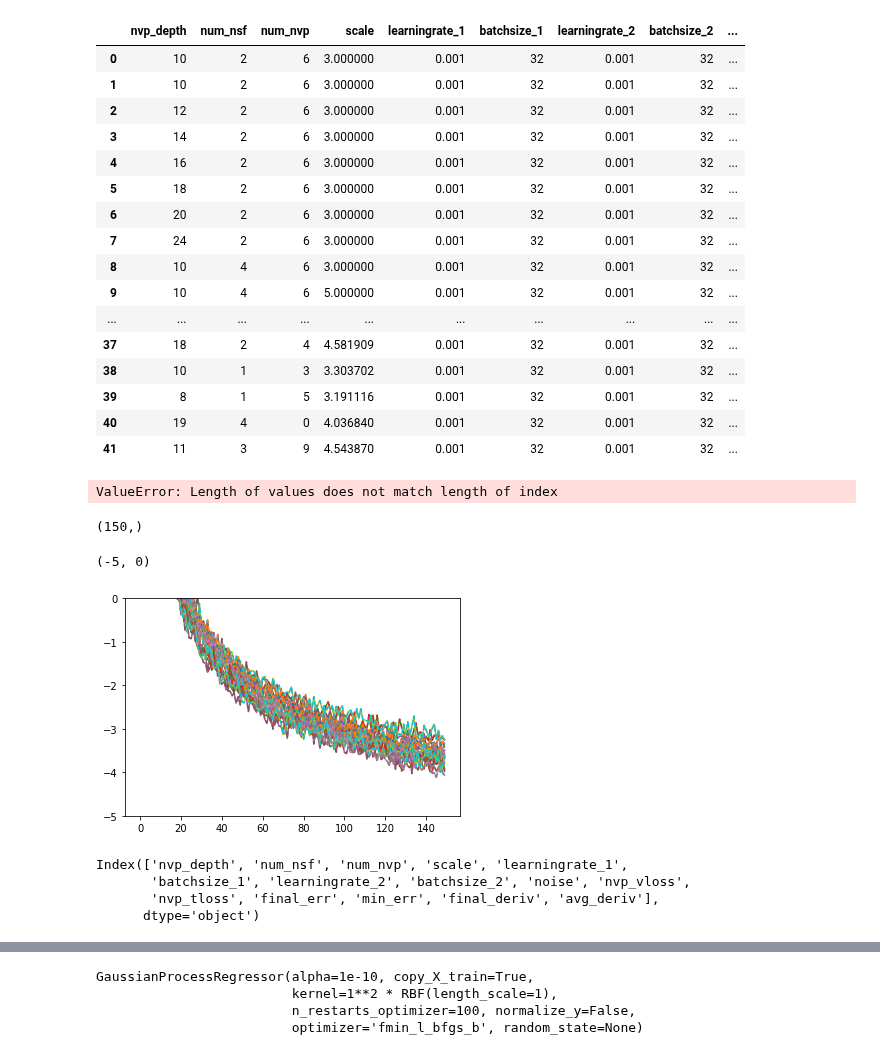
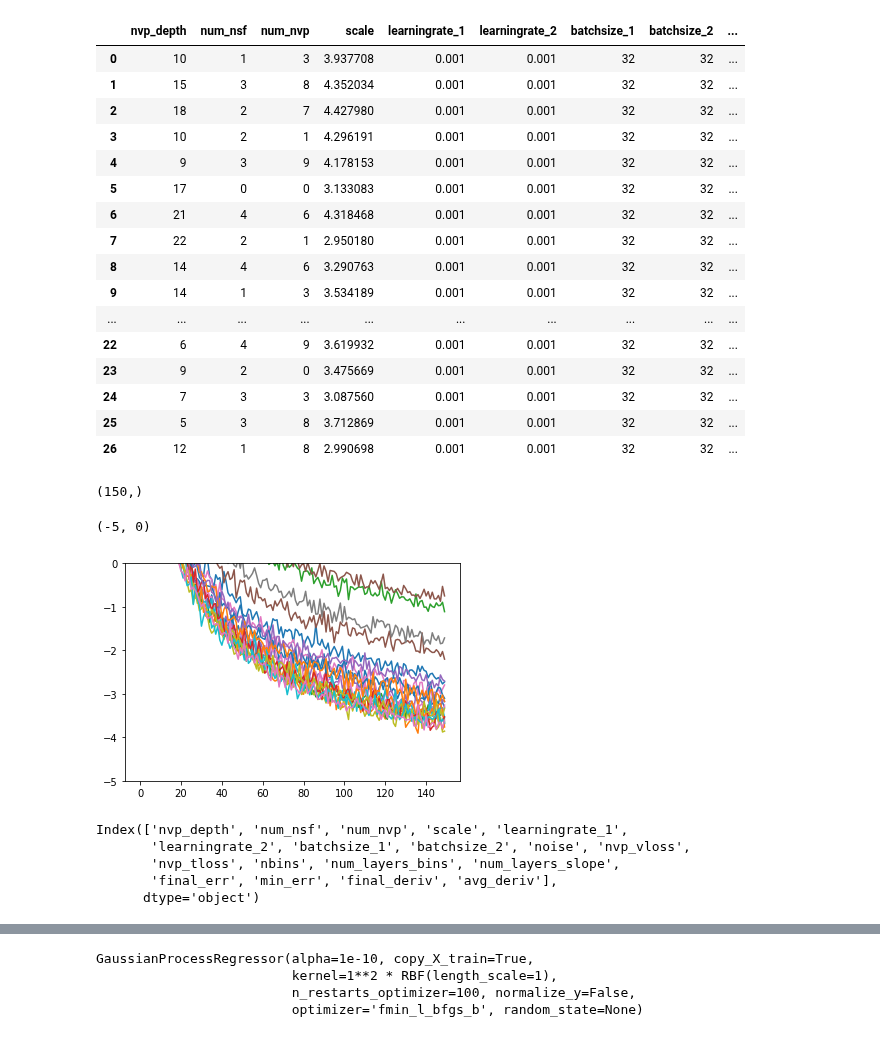
Before and after one commit to VMBoehm/PAE, a Jupyter notebook: notebooks/param_space_sampling.ipynb, the cells around one changed output, grey strips where cells are left out. Cells and saved outputs as stored; diff of their text form; code cells hidden in the pictures.

```diff
--- a/notebooks/param_space_sampling.ipynb
+++ b/notebooks/param_space_sampling.ipynb
@@ -10,37 +10,35 @@ import pandas as pd
 PROJECT_PATH = "../"
 PARAMS_PATH  = os.path.join(PROJECT_PATH,'params')
 # %%
-params = pickle.load(open(os.path.join(PARAMS_PATH,'parameter_search.pkl'),'rb'))
+params = pickle.load(open(os.path.join(PARAMS_PATH,'parameter_search_2.pkl'),'rb'))
 # %%
 df_sample = pd.DataFrame.from_dict(params)
 # %%
 
 df_sample
 # %% [output]
-|  | nvp_depth | num_nsf | num_nvp | scale | learningrate_1 | batchsize_1 | learningrate_2 | batchsize_2 | ... |
-| 0 | 10 | 2 | 6 | 3.000000 | 0.001 | 32 | 0.001 | 32 | ... |
-| 1 | 10 | 2 | 6 | 3.000000 | 0.001 | 32 | 0.001 | 32 | ... |
-| 2 | 12 | 2 | 6 | 3.000000 | 0.001 | 32 | 0.001 | 32 | ... |
-| 3 | 14 | 2 | 6 | 3.000000 | 0.001 | 32 | 0.001 | 32 | ... |
-| 4 | 16 | 2 | 6 | 3.000000 | 0.001 | 32 | 0.001 | 32 | ... |
-| 5 | 18 | 2 | 6 | 3.000000 | 0.001 | 32 | 0.001 | 32 | ... |
-| 6 | 20 | 2 | 6 | 3.000000 | 0.001 | 32 | 0.001 | 32 | ... |
-| 7 | 24 | 2 | 6 | 3.000000 | 0.001 | 32 | 0.001 | 32 | ... |
-| 8 | 10 | 4 | 6 | 3.000000 | 0.001 | 32 | 0.001 | 32 | ... |
-| 9 | 10 | 4 | 6 | 5.000000 | 0.001 | 32 | 0.001 | 32 | ... |
+|  | nvp_depth | num_nsf | num_nvp | scale | learningrate_1 | learningrate_2 | batchsize_1 | batchsize_2 | ... |
+| 0 | 10 | 1 | 3 | 3.937708 | 0.001 | 0.001 | 32 | 32 | ... |
+| 1 | 15 | 3 | 8 | 4.352034 | 0.001 | 0.001 | 32 | 32 | ... |
+| 2 | 18 | 2 | 7 | 4.427980 | 0.001 | 0.001 | 32 | 32 | ... |
+| 3 | 10 | 2 | 1 | 4.296191 | 0.001 | 0.001 | 32 | 32 | ... |
+| 4 | 9 | 3 | 9 | 4.178153 | 0.001 | 0.001 | 32 | 32 | ... |
+| 5 | 17 | 0 | 0 | 3.133083 | 0.001 | 0.001 | 32 | 32 | ... |
+| 6 | 21 | 4 | 6 | 4.318468 | 0.001 | 0.001 | 32 | 32 | ... |
+| 7 | 22 | 2 | 1 | 2.950180 | 0.001 | 0.001 | 32 | 32 | ... |
+| 8 | 14 | 4 | 6 | 3.290763 | 0.001 | 0.001 | 32 | 32 | ... |
+| 9 | 14 | 1 | 3 | 3.534189 | 0.001 | 0.001 | 32 | 32 | ... |
 | ... | ... | ... | ... | ... | ... | ... | ... | ... | ... |
-| 37 | 18 | 2 | 4 | 4.581909 | 0.001 | 32 | 0.001 | 32 | ... |
-| 38 | 10 | 1 | 3 | 3.303702 | 0.001 | 32 | 0.001 | 32 | ... |
-| 39 | 8 | 1 | 5 | 3.191116 | 0.001 | 32 | 0.001 | 32 | ... |
-| 40 | 19 | 4 | 0 | 4.036840 | 0.001 | 32 | 0.001 | 32 | ... |
-| 41 | 11 | 3 | 9 | 4.543870 | 0.001 | 32 | 0.001 | 32 | ... |
+| 22 | 6 | 4 | 9 | 3.619932 | 0.001 | 0.001 | 32 | 32 | ... |
+| 23 | 9 | 2 | 0 | 3.475669 | 0.001 | 0.001 | 32 | 32 | ... |
+| 24 | 7 | 3 | 3 | 3.087560 | 0.001 | 0.001 | 32 | 32 | ... |
+| 25 | 5 | 3 | 8 | 3.712869 | 0.001 | 0.001 | 32 | 32 | ... |
+| 26 | 12 | 1 | 8 | 2.990698 | 0.001 | 0.001 | 32 | 32 | ... |
 # %%
-df_sample['final_err'] = np.zeros(20)
-df_sample['min_err'] = np.zeros(20)
-df_sample['final_deriv'] = np.zeros(20)
-df_sample['avg_deriv'] = np.zeros(20)
+df_sample['final_err'] = np.zeros(27)
+df_sample['min_err'] = np.zeros(27)
+df_sample['final_deriv'] = np.zeros(27)
+df_sample['avg_deriv'] = np.zeros(27)
-# %% [output]
-ValueError: Length of values does not match length of index
 # %%
 df = df_sample
 # %%
@@ -49,24 +47,24 @@ df['nvp_vloss'][19].shape
 (150,)
 # %%
 # use minimum between minimum and curent value+mean(deriv)*delta_step (delta_step=50000)?
-for ii in range(20):
+for ii in range(27):
     num    = len(df['nvp_vloss'][ii])
     #print(num)
     splrep = interp.splrep(np.arange(num), df['nvp_vloss'][ii])
     plt.plot(np.arange(num),interp.splev(np.arange(num),splrep))
-    plt.plot(np.arange(num),df['nvp_vloss'][ii],ls='--', marker='',label='%d'%ii)
+    #plt.plot(np.arange(num),df['nvp_vloss'][ii],ls='--', marker='',label='%d'%ii)
     deriv   = interp.splev(np.arange(num),splrep,der=1)
     minimum = min(interp.splev(np.arange(num),splrep))
     df_sample.at[ii,'final_err']   = interp.splev(np.arange(num),splrep)[num-1]
     df_sample.at[ii,'min_err']     = minimum
     df_sample.at[ii,'final_deriv'] = deriv[num-1]
     df_sample.at[ii,'avg_deriv']   = np.mean(deriv[num-20:num-1])
     #plt.axvline(num-10000)
 #plt.legend(loc='upper right')
 plt.ylim(-5,0)
 # %% [output]
 (-5, 0)
-[figure, old version]
+[figure, new version]
 # %%
 regressor = df_sample[0:14]
 # %%
@@ -75,7 +73,8 @@ regressor = df_sample
 df.columns
 # %% [output]
 Index(['nvp_depth', 'num_nsf', 'num_nvp', 'scale', 'learningrate_1',
-       'batchsize_1', 'learningrate_2', 'batchsize_2', 'noise', 'nvp_vloss',
-       'nvp_tloss', 'final_err', 'min_err', 'final_deriv', 'avg_deriv'],
+       'learningrate_2', 'batchsize_1', 'batchsize_2', 'noise', 'nvp_vloss',
+       'nvp_tloss', 'nbins', 'num_layers_bins', 'num_layers_slope',
+       'final_err', 'min_err', 'final_deriv', 'avg_deriv'],
       dtype='object')
 # %%
```
Also changed, not shown: parts of 19 cells of this notebook, 1 other file.
